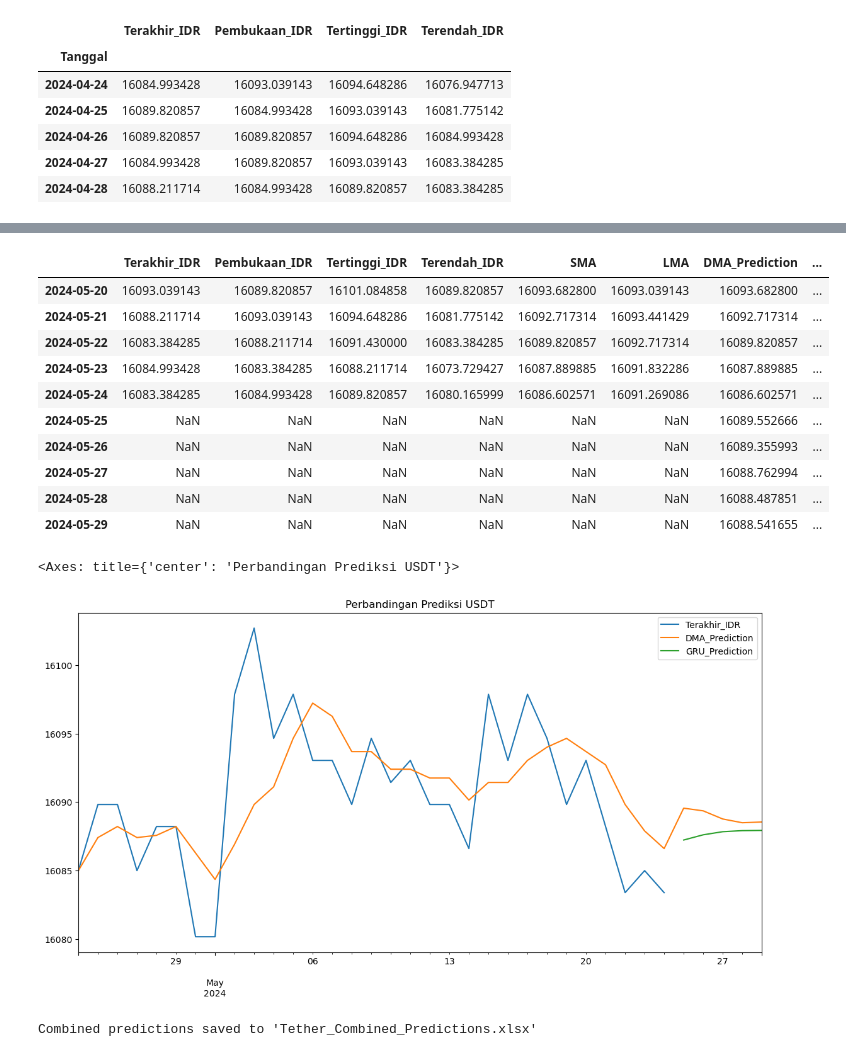
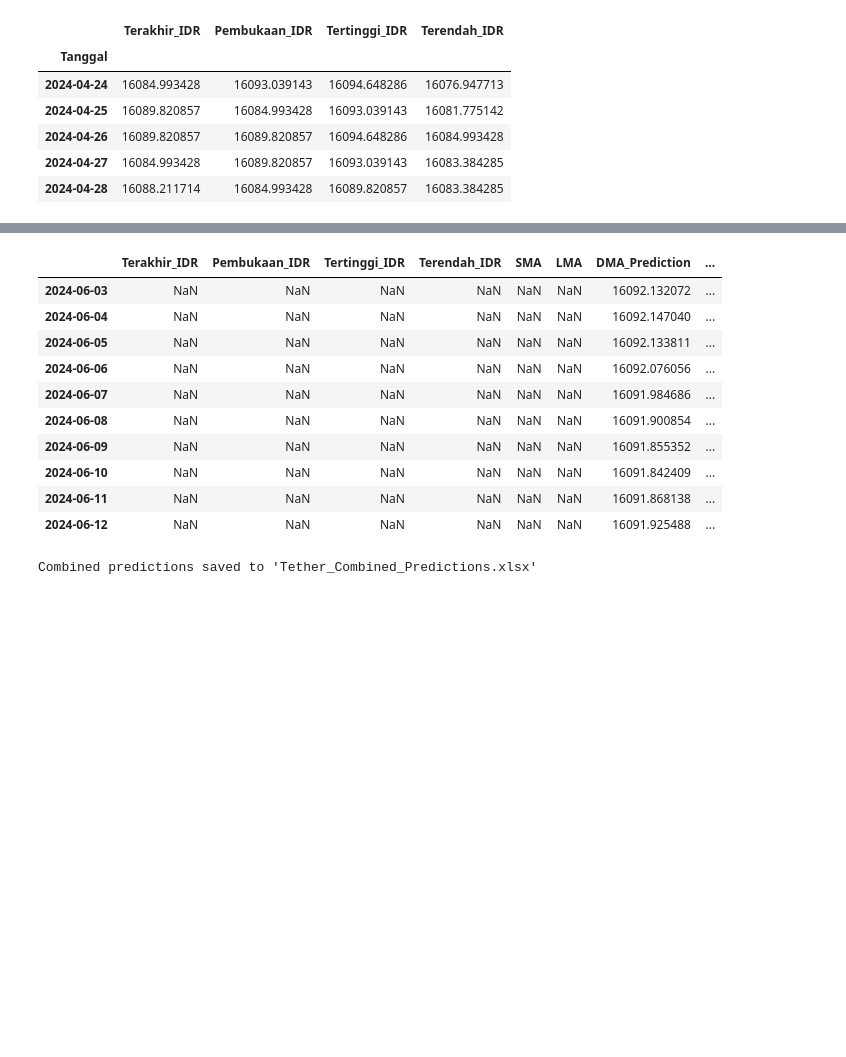
Before and after one commit to hizamruljaen123/apps_rizky, a Jupyter notebook: light_gru_dma.ipynb, the cells around one changed output, grey strips where cells are left out. Saved outputs shown, nothing was run; the diff lists cells and outputs as text; code cells hidden in the pictures; blank space fills up the shorter version.

```diff
--- a/light_gru_dma.ipynb
+++ b/light_gru_dma.ipynb
@@ -179,6 +163,13 @@ Test predictions: [[16089.348]
 # %%
-# Prepare data for future predictions
-future_days = 5
+# Langkah Ke Enam : Menggunakan Model GRU untuk memprediksi
+import datetime
+import plotly.express as px
+
+# Load the data and prepare future predictions
+# Assuming scaled_data, look_back, model, and scaler are defined earlier
+
+# Jumlah Hari
+future_days = 18
 future_predictions = []
 
 last_sequence = scaled_data[-look_back:]
@@ -188,6 +179,9 @@ for _ in range(future_days):
     last_sequence = np.append(last_sequence[1:], prediction, axis=0)
 
 future_predictions = scaler.inverse_transform(np.array(future_predictions).reshape(-1, 1))
+
+# Prepare future dates for predictions
+future_dates = [data.index[-1] + datetime.timedelta(days=i) for i in range(1, future_days + 1)]
 
 # Append future predictions to the data
 future_df_gru = pd.DataFrame(future_predictions, index=future_dates, columns=['GRU_Prediction'])
@@ -202,8 +196,9 @@ gru_data['Difference'] = gru_data['Terakhir_IDR'] - gru_data['GRU_Prediction']
 gru_data['Percentage_Difference'] = gru_data['Difference'] / gru_data['Terakhir_IDR'] * 100
 
 # Display the GRU predictions
-display(gru_data.tail(10))
+print(gru_data.tail(10))
 
-# Plot GRU predictions using pandas visualization
-gru_data[['Terakhir_IDR', 'GRU_Prediction']].plot(figsize=(14, 7), title='Prediksi GRU USDT dengan Harga Asli')
+# Plot GRU predictions using Plotly
+fig = px.line(gru_data, x=gru_data.index, y=['Terakhir_IDR', 'GRU_Prediction'], title='Prediksi GRU USDT dengan Harga Asli')
+fig.show()
 # %% [output]
@@ -223,25 +223,26 @@ gru_data[['Terakhir_IDR', 'GRU_Prediction']].plot(figsize=(14, 7), title='Predik
 # %%
+# Langkah 7 : Membandingkan antara GRU, DMA dan harga Asli
+
 # Combine DMA and GRU predictions
 combined_data = dma_data.copy()
 combined_data['GRU_Prediction'] = gru_data['GRU_Prediction']
 
 # Display the combined predictions
 display(combined_data.tail(10))
 
-# Plot combined predictions using pandas visualization
-combined_data[['Terakhir_IDR', 'DMA_Prediction', 'GRU_Prediction']].plot(figsize=(14, 7), title='Perbandingan Prediksi USDT')
+# Plot combined predictions using Plotly
+fig = px.line(combined_data, x=combined_data.index, y=['Terakhir_IDR', 'DMA_Prediction', 'GRU_Prediction'], title='Perbandingan Prediksi USDT')
+fig.show()
 # %% [output]
 |  | Terakhir_IDR | Pembukaan_IDR | Tertinggi_IDR | Terendah_IDR | SMA | LMA | DMA_Prediction | ... |
-| 2024-05-20 | 16093.039143 | 16089.820857 | 16101.084858 | 16089.820857 | 16093.682800 | 16093.039143 | 16093.682800 | ... |
-| 2024-05-21 | 16088.211714 | 16093.039143 | 16094.648286 | 16081.775142 | 16092.717314 | 16093.441429 | 16092.717314 | ... |
-| 2024-05-22 | 16083.384285 | 16088.211714 | 16091.430000 | 16083.384285 | 16089.820857 | 16092.717314 | 16089.820857 | ... |
-| 2024-05-23 | 16084.993428 | 16083.384285 | 16088.211714 | 16073.729427 | 16087.889885 | 16091.832286 | 16087.889885 | ... |
-| 2024-05-24 | 16083.384285 | 16084.993428 | 16089.820857 | 16080.165999 | 16086.602571 | 16091.269086 | 16086.602571 | ... |
-| 2024-05-25 | NaN | NaN | NaN | NaN | NaN | NaN | 16089.552666 | ... |
-| 2024-05-26 | NaN | NaN | NaN | NaN | NaN | NaN | 16089.355993 | ... |
-| 2024-05-27 | NaN | NaN | NaN | NaN | NaN | NaN | 16088.762994 | ... |
-| 2024-05-28 | NaN | NaN | NaN | NaN | NaN | NaN | 16088.487851 | ... |
-| 2024-05-29 | NaN | NaN | NaN | NaN | NaN | NaN | 16088.541655 | ... |
+| 2024-06-03 | NaN | NaN | NaN | NaN | NaN | NaN | 16092.132072 | ... |
+| 2024-06-04 | NaN | NaN | NaN | NaN | NaN | NaN | 16092.147040 | ... |
+| 2024-06-05 | NaN | NaN | NaN | NaN | NaN | NaN | 16092.133811 | ... |
+| 2024-06-06 | NaN | NaN | NaN | NaN | NaN | NaN | 16092.076056 | ... |
+| 2024-06-07 | NaN | NaN | NaN | NaN | NaN | NaN | 16091.984686 | ... |
+| 2024-06-08 | NaN | NaN | NaN | NaN | NaN | NaN | 16091.900854 | ... |
+| 2024-06-09 | NaN | NaN | NaN | NaN | NaN | NaN | 16091.855352 | ... |
+| 2024-06-10 | NaN | NaN | NaN | NaN | NaN | NaN | 16091.842409 | ... |
+| 2024-06-11 | NaN | NaN | NaN | NaN | NaN | NaN | 16091.868138 | ... |
+| 2024-06-12 | NaN | NaN | NaN | NaN | NaN | NaN | 16091.925488 | ... |
-<Axes: title={'center': 'Perbandingan Prediksi USDT'}>
-[figure, removed]
 # %%
```
Also changed, not shown: parts of 6 cells of this notebook, 5 other files.
